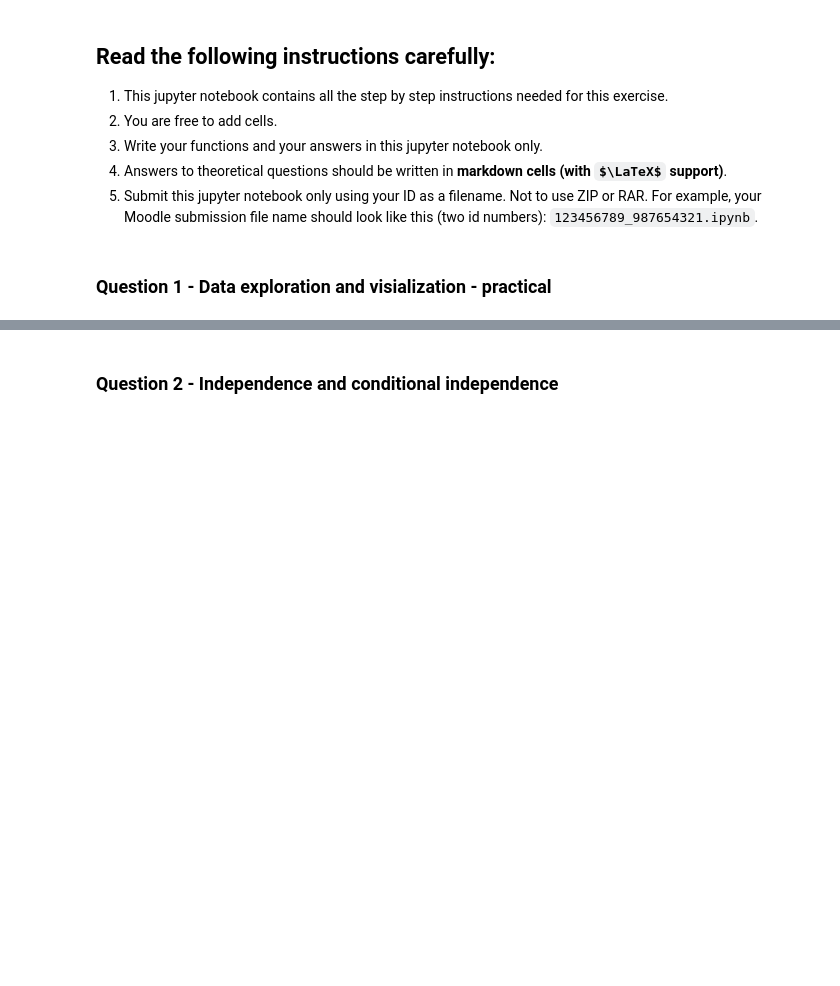
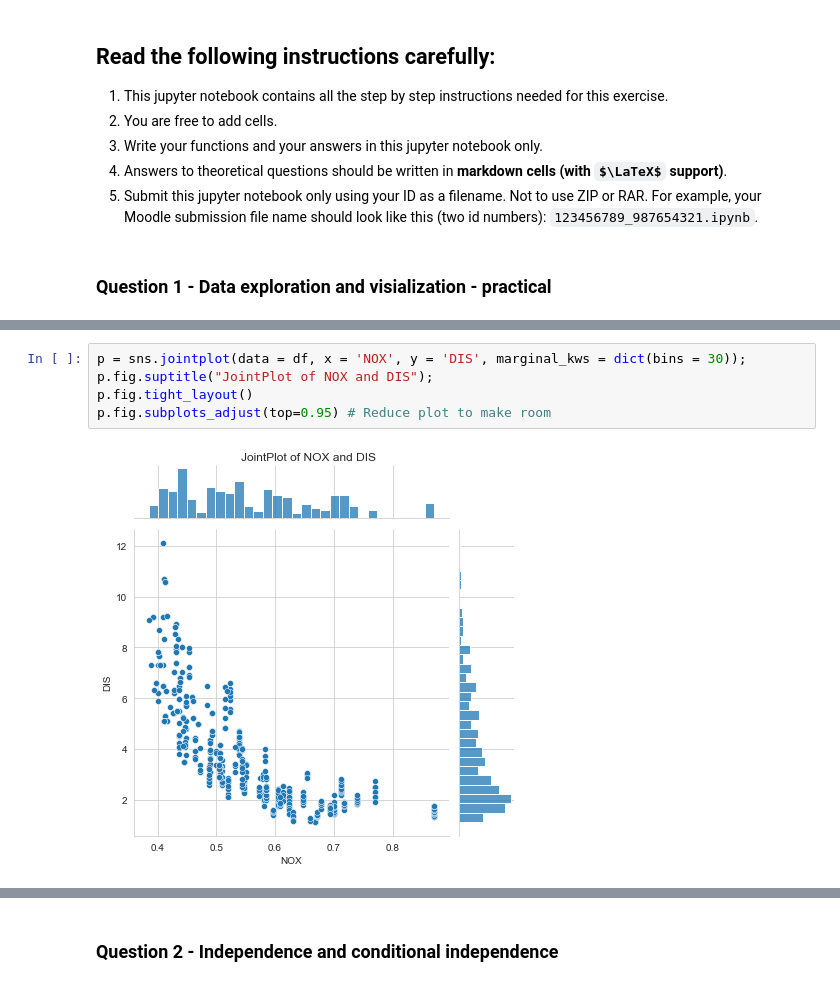
Before and after one commit to barboym/hw_statistics_runi, a Jupyter notebook: HW2.ipynb, the cells around one changed output, grey strips where cells are left out. Drawn from its saved outputs; the diff is of its cells as text; some formulas as TeX source; blank space fills up the shorter version.

```diff
--- a/HW2.ipynb
+++ b/HW2.ipynb
@@ -58,0 +111,7 @@ SyntaxError: invalid syntax (1165197209.py, line 5)
+# %%
+p = sns.jointplot(data = df, x = 'NOX', y = 'DIS', marginal_kws = dict(bins = 30));
+p.fig.suptitle("JointPlot of NOX and DIS");
+p.fig.tight_layout()
+p.fig.subplots_adjust(top=0.95) # Reduce plot to make room
+# %% [output]
+[figure, added]
```
Also changed, not shown: parts of 38 cells of this notebook.
